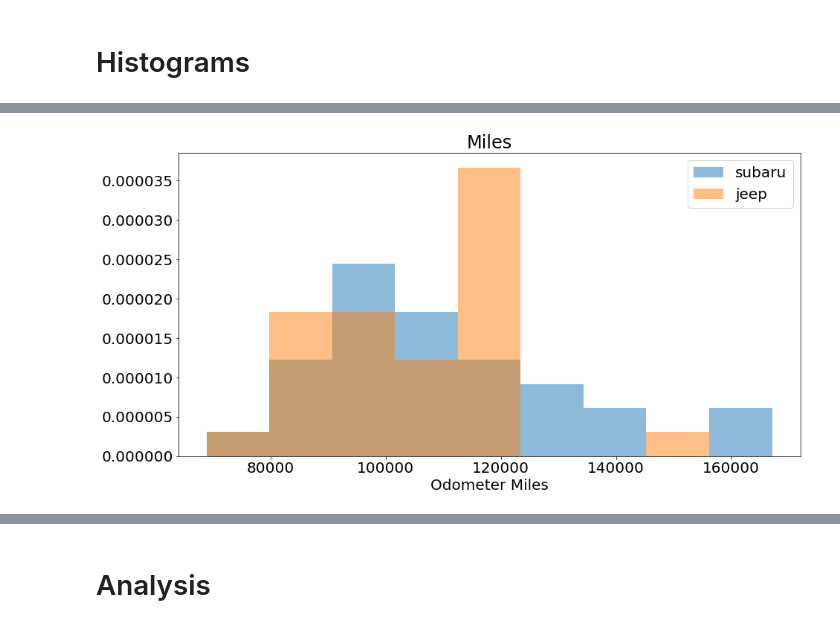
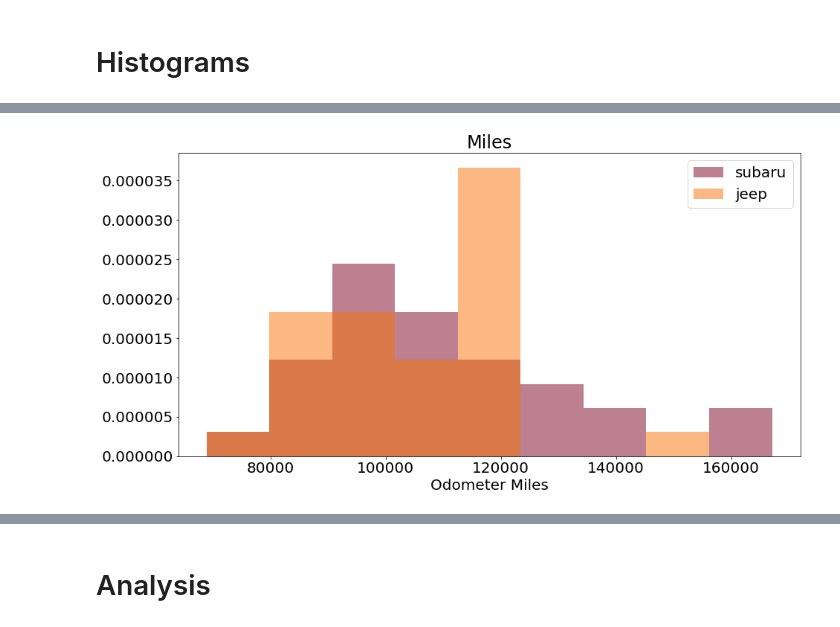
Before and after one commit to djdebonis/jeep_subaru, a Jupyter notebook: jeepsubaruanalysis.ipynb, the cells around one changed output, grey strips where cells are left out. Drawn from its saved outputs; the diff is of its cells as text; code cells hidden in the pictures.

```diff
--- a/jeepsubaruanalysis.ipynb
+++ b/jeepsubaruanalysis.ipynb
@@ -147,16 +152,16 @@ plt.show()
 # %%
 # create a histogram that groups ('bins') Jeep vs. Subaru according to miles
 nbins = 10
 miles = np.concatenate((subaru_miles, jeep_miles))
 mn, mx = np.min(miles), np.max(miles)
 my_bins = np.linspace(mn, mx, nbins)
-plt.hist(subaru_miles, bins=my_bins, alpha=0.5, label='subaru', density=True)
-plt.hist(jeep_miles, bins=my_bins, alpha=0.5, label='jeep', density=True)
+plt.hist(subaru_miles, bins=my_bins, color = subaru_color, alpha=0.5, label='subaru', density=True)
+plt.hist(jeep_miles, bins=my_bins, color = jeep_color, alpha=0.5, label='jeep', density=True)
 
 plt.xlabel('Odometer Miles')
 plt.legend()
 plt.title('Miles')
 
 plt.show()
 # %% [output]
-[figure, old version]
+[figure, new version]
```
Also changed, not shown: parts of 33 cells of this notebook, 1 other file.
